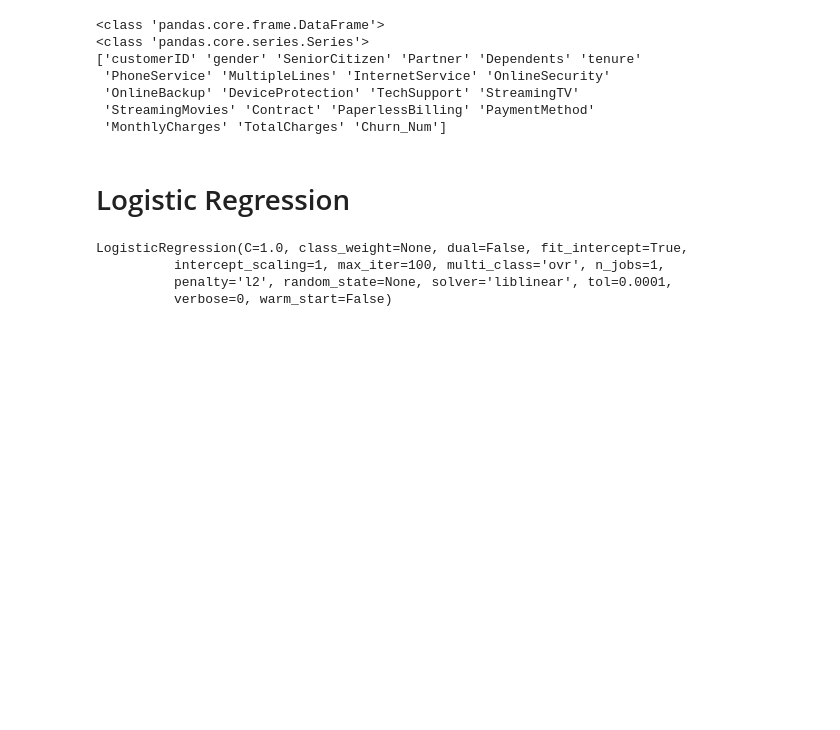
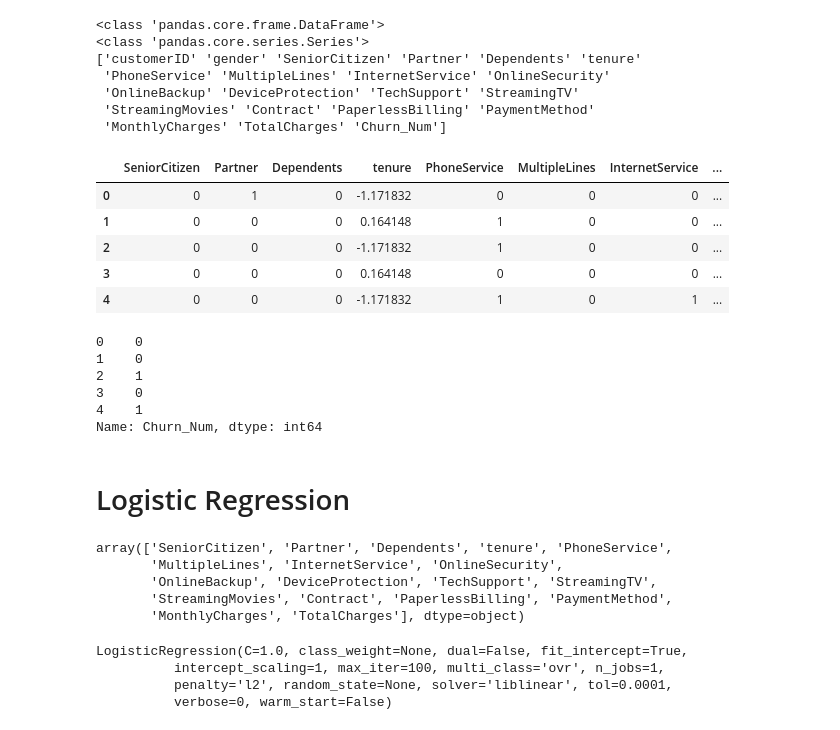
Before and after one commit to bh7781/DataScience, a Jupyter notebook: DataSets/telco-customer-churn/telco_churn.ipynb, the cells around one changed output. Drawn from its saved outputs; the diff is of its cells as text; code cells hidden in the pictures; blank space fills up the shorter version.

Commit message:
Feature selection (Partially complete)

```diff
--- a/DataSets/telco-customer-churn/telco_churn.ipynb
+++ b/DataSets/telco-customer-churn/telco_churn.ipynb
@@ -318,13 +318,14 @@ telecom.loc[:, ['tenure', 'PaymentMethod',
                                                                                          'PaymentMethod',
                                                                                          'MonthlyCharges','TotalCharges']])
 # %%
-X = telecom.iloc[:, 2:19]
+X = telecom.iloc[:, 2:20]
 y = telecom.iloc[:,20]
 print(type(X))
 print(type(y))
 print(telecom.columns.values)
 from sklearn.model_selection import train_test_split
-X_train, X_test, y_train, y_test = train_test_split(X, y, test_size = 0.3, random_state = 0)
+from sklearn.feature_selection import RFE
+X_train, X_test, y_train, y_test = train_test_split(X, y, test_size = 0.25, random_state = 0)
 # %% [output]
 <class 'pandas.core.frame.DataFrame'>
 <class 'pandas.core.series.Series'>
@@ -333,11 +334,37 @@ X_train, X_test, y_train, y_test = train_test_split(X, y, test_size = 0.3, rando
  'OnlineBackup' 'DeviceProtection' 'TechSupport' 'StreamingTV'
  'StreamingMovies' 'Contract' 'PaperlessBilling' 'PaymentMethod'
  'MonthlyCharges' 'TotalCharges' 'Churn_Num']
+# %%
+X.head(5)
+# %% [output]
+|  | SeniorCitizen | Partner | Dependents | tenure | PhoneService | MultipleLines | InternetService | ... |
+| 0 | 0 | 1 | 0 | -1.171832 | 0 | 0 | 0 | ... |
+| 1 | 0 | 0 | 0 | 0.164148 | 1 | 0 | 0 | ... |
+| 2 | 0 | 0 | 0 | -1.171832 | 1 | 0 | 0 | ... |
+| 3 | 0 | 0 | 0 | 0.164148 | 0 | 0 | 0 | ... |
+| 4 | 0 | 0 | 0 | -1.171832 | 1 | 0 | 1 | ... |
+# %%
+y.head(5)
+# %% [output]
+0    0
+1    0
+2    1
+3    0
+4    1
+Name: Churn_Num, dtype: int64
 # %% [markdown]
 # Logistic Regression
 # %%
 from sklearn.linear_model import LogisticRegression
 from sklearn.metrics import confusion_matrix, classification_report
+# %%
+X_train.columns.values
+# %% [output]
+array(['SeniorCitizen', 'Partner', 'Dependents', 'tenure', 'PhoneService',
+       'MultipleLines', 'InternetService', 'OnlineSecurity',
+       'OnlineBackup', 'DeviceProtection', 'TechSupport', 'StreamingTV',
+       'StreamingMovies', 'Contract', 'PaperlessBilling', 'PaymentMethod',
+       'MonthlyCharges', 'TotalCharges'], dtype=object)
 # %%
 LogReg = LogisticRegression()
 LogReg.fit(X_train, y_train)
```
Also changed, not shown: parts of 15 cells of this notebook, 2 other files.
